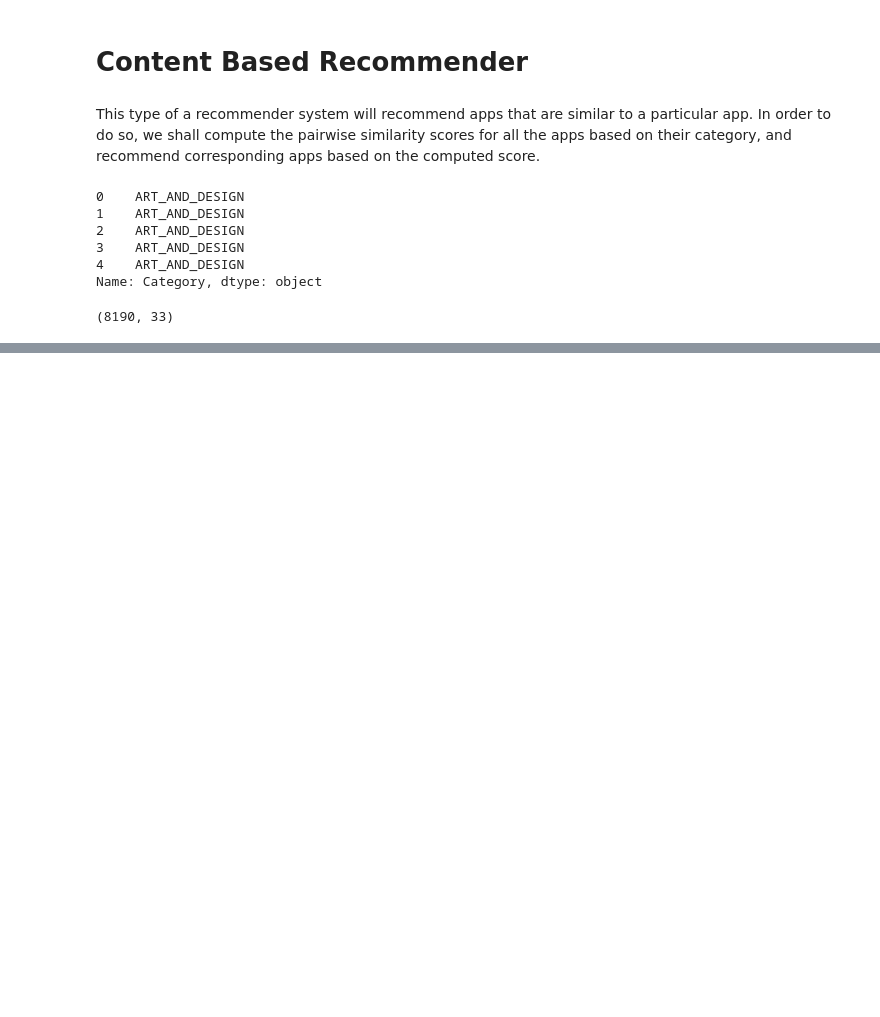
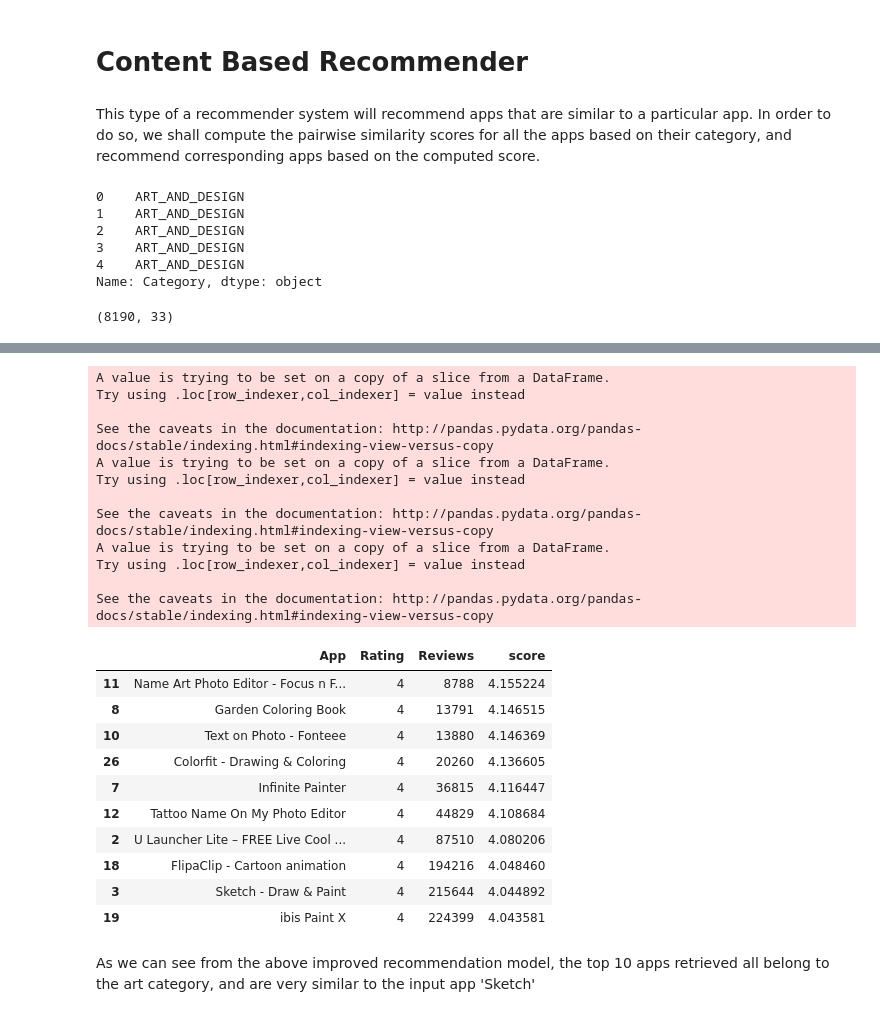
Before and after one commit to nareshkumar66675/Appomania, a Jupyter notebook: notebooks/RecommenderSystem/GooglePlayStore_Recommender.ipynb, the cells around one changed output, grey strips where cells are left out. Saved outputs shown, nothing was run; the diff lists cells and outputs as text; code cells hidden in the pictures; blank space fills up the shorter version.

```diff
--- a/notebooks/RecommenderSystem/GooglePlayStore_Recommender.ipynb
+++ b/notebooks/RecommenderSystem/GooglePlayStore_Recommender.ipynb
@@ -451,0 +416,28 @@ reviews.head()
+# %%
+improved_recommendations('Sketch - Draw & Paint')
+# %% [output]
+A value is trying to be set on a copy of a slice from a DataFrame.
+Try using .loc[row_indexer,col_indexer] = value instead
+
+See the caveats in the documentation: http://pandas.pydata.org/pandas-docs/stable/indexing.html#indexing-view-versus-copy
+A value is trying to be set on a copy of a slice from a DataFrame.
+Try using .loc[row_indexer,col_indexer] = value instead
+
+See the caveats in the documentation: http://pandas.pydata.org/pandas-docs/stable/indexing.html#indexing-view-versus-copy
+A value is trying to be set on a copy of a slice from a DataFrame.
+Try using .loc[row_indexer,col_indexer] = value instead
+
+See the caveats in the documentation: http://pandas.pydata.org/pandas-docs/stable/indexing.html#indexing-view-versus-copy
+|  | App | Rating | Reviews | score |
+| 11 | Name Art Photo Editor - Focus n F... | 4 | 8788 | 4.155224 |
+| 8 | Garden Coloring Book | 4 | 13791 | 4.146515 |
+| 10 | Text on Photo - Fonteee | 4 | 13880 | 4.146369 |
+| 26 | Colorfit - Drawing & Coloring | 4 | 20260 | 4.136605 |
+| 7 | Infinite Painter | 4 | 36815 | 4.116447 |
+| 12 | Tattoo Name On My Photo Editor | 4 | 44829 | 4.108684 |
+| 2 | U Launcher Lite – FREE Live Cool ... | 4 | 87510 | 4.080206 |
+| 18 | FlipaClip - Cartoon animation | 4 | 194216 | 4.048460 |
+| 3 | Sketch - Draw & Paint | 4 | 215644 | 4.044892 |
+| 19 | ibis Paint X | 4 | 224399 | 4.043581 |
+# %% [markdown]
+As we can see from the above improved recommendation model, the top 10 apps retrieved all belong to the art category, and are very similar to the input app 'Sketch'
```
Also changed, not shown: parts of 15 cells of this notebook.
